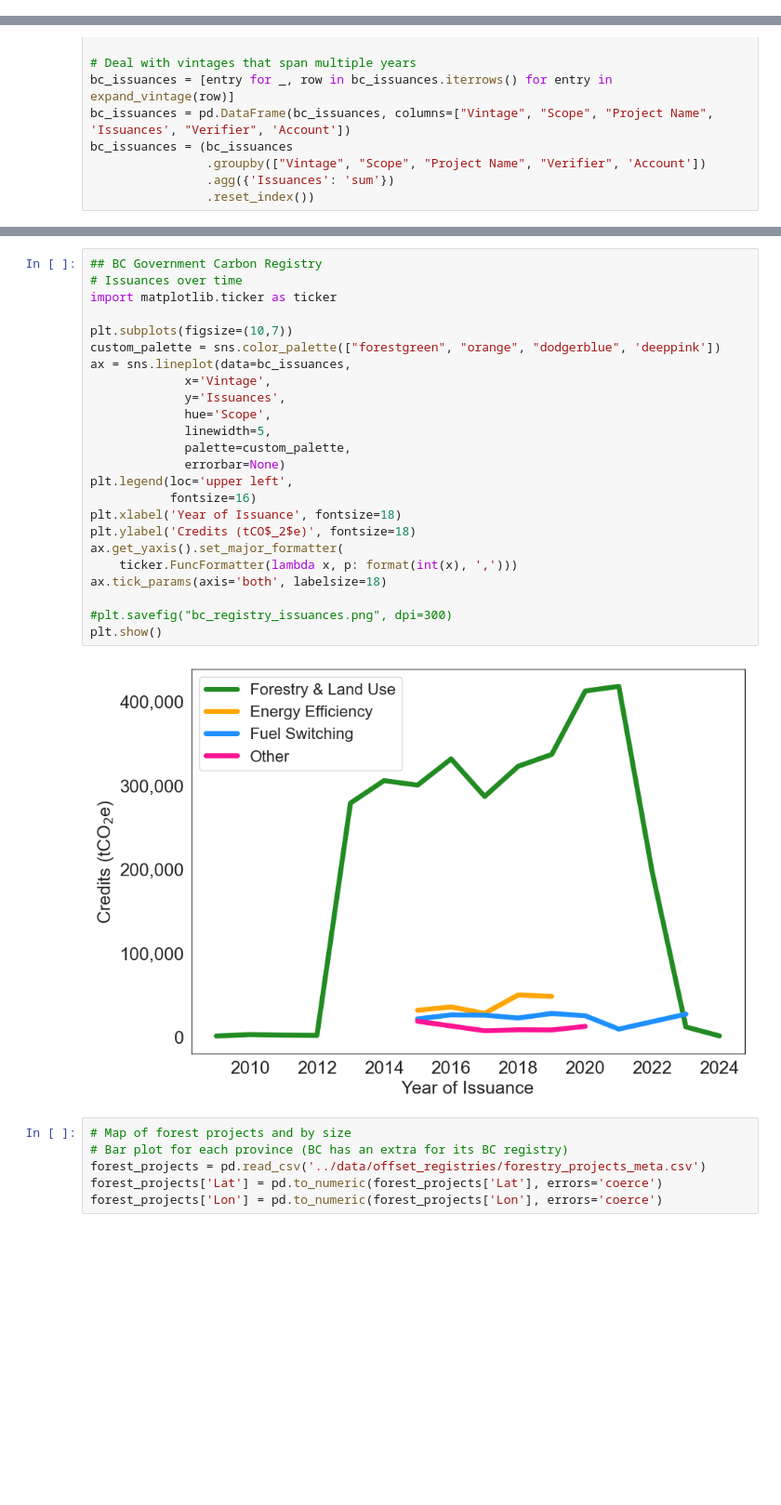
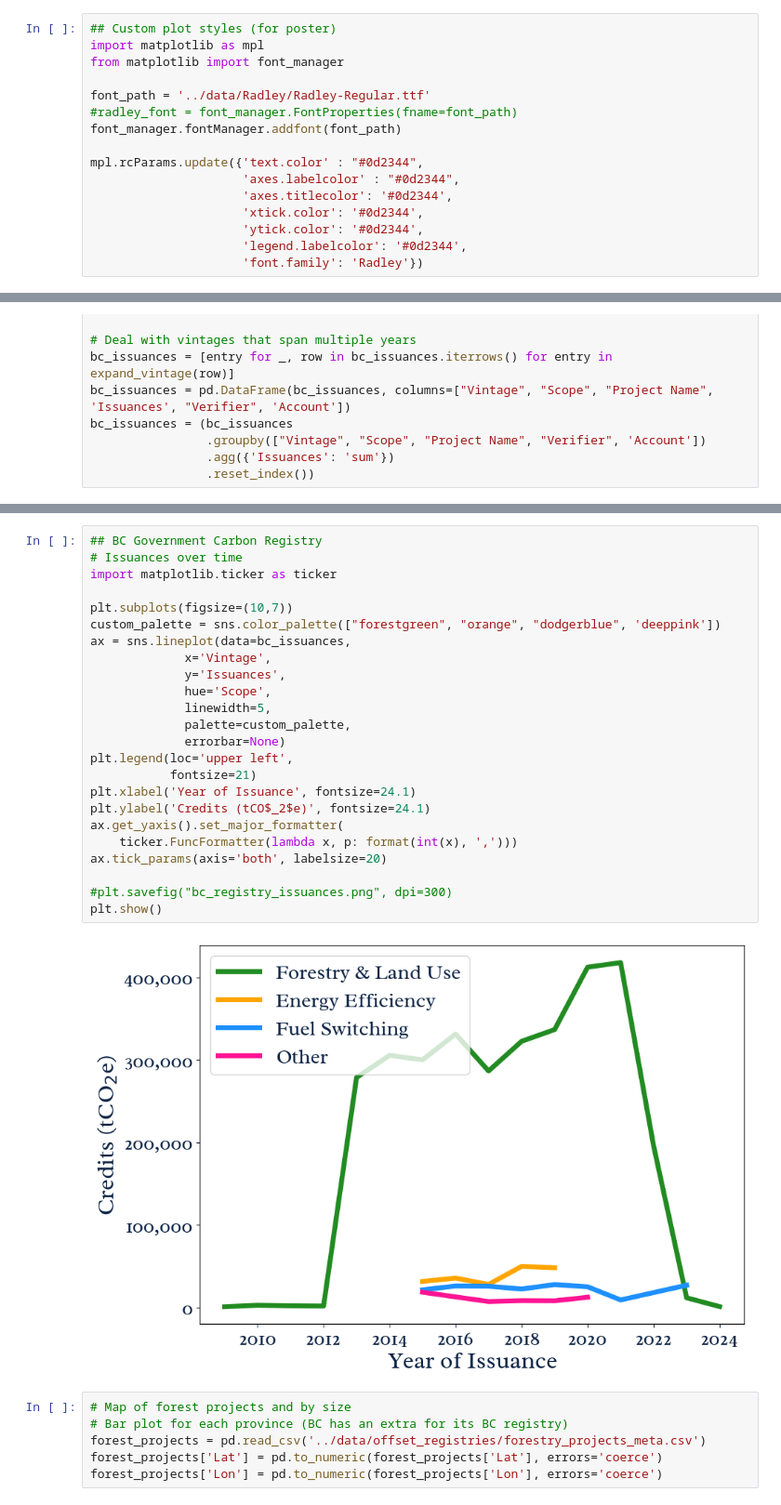
Before and after one commit to izzy-oceans/Carbon_Offsets_Project, a Jupyter notebook: code/VCM_Canada.ipynb, the cells around one changed output, grey strips where cells are left out. Shown: that part at 93% size. Cells and saved outputs as stored; diff of their text form; blank space fills up the shorter version.

Commit message:
custom fonts

```diff
--- a/code/VCM_Canada.ipynb
+++ b/code/VCM_Canada.ipynb
@@ -13,6 +13,22 @@ import plotly.graph_objects as go
 import json
 import cartopy.crs as ccrs
 import cartopy.feature as cfeature
+# %%
+## Custom plot styles (for poster)
+import matplotlib as mpl
+from matplotlib import font_manager
+
+font_path = '../data/Radley/Radley-Regular.ttf'
+#radley_font = font_manager.FontProperties(fname=font_path)
+font_manager.fontManager.addfont(font_path)
+
+mpl.rcParams.update({'text.color' : "#0d2344",
+                     'axes.labelcolor' : "#0d2344",
+                     'axes.titlecolor': '#0d2344',
+                     'xtick.color': '#0d2344',
+                     'ytick.color': '#0d2344',
+                     'legend.labelcolor': '#0d2344',
+                     'font.family': 'Radley'})
 # %%
 ## UBerkley Data
 uberk_raw = pd.read_excel('../data/offset_registries/UBerkley/UBerk_Voluntary-Registry-Offsets-Database--v2024-12-year-end.xlsx',
@@ -407,29 +433,29 @@ bc_issuances = (bc_issuances
 # %%
 ## BC Government Carbon Registry
 # Issuances over time
 import matplotlib.ticker as ticker
 
 plt.subplots(figsize=(10,7))
 custom_palette = sns.color_palette(["forestgreen", "orange", "dodgerblue", 'deeppink'])
 ax = sns.lineplot(data=bc_issuances,
              x='Vintage',
              y='Issuances',
              hue='Scope',
              linewidth=5,
              palette=custom_palette,
              errorbar=None)
 plt.legend(loc='upper left',
-           fontsize=16)
-plt.xlabel('Year of Issuance', fontsize=18)
-plt.ylabel('Credits (tCO$_2$e)', fontsize=18)
+           fontsize=21)
+plt.xlabel('Year of Issuance', fontsize=24.1)
+plt.ylabel('Credits (tCO$_2$e)', fontsize=24.1)
 ax.get_yaxis().set_major_formatter(
     ticker.FuncFormatter(lambda x, p: format(int(x), ',')))
-ax.tick_params(axis='both', labelsize=18)
+ax.tick_params(axis='both', labelsize=20)
 
 #plt.savefig("bc_registry_issuances.png", dpi=300)
 plt.show()
 # %% [output]
-[figure, old version]
+[figure, new version]
 # %%
 # Map of forest projects and by size
 # Bar plot for each province (BC has an extra for its BC registry)
```
Also changed, not shown: parts of 2 cells of this notebook, 1 other file.
